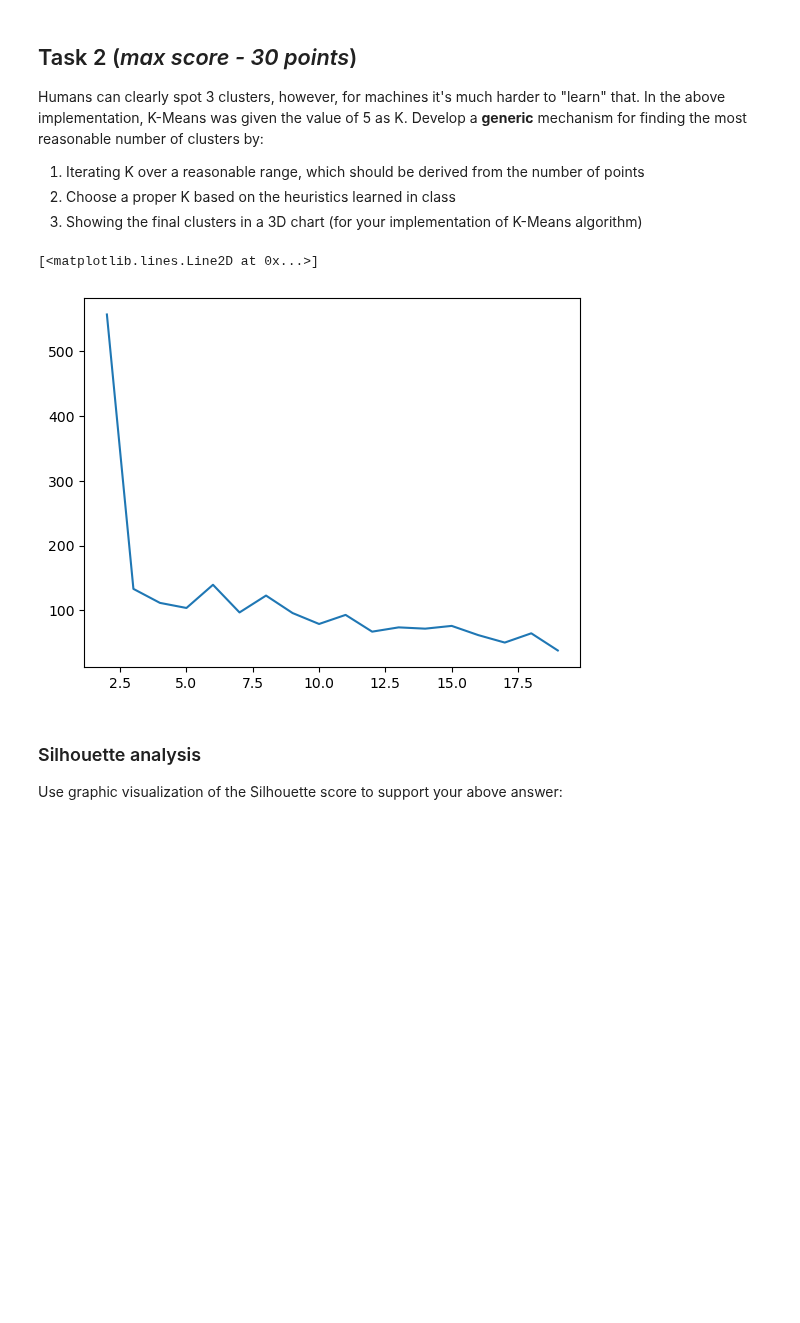
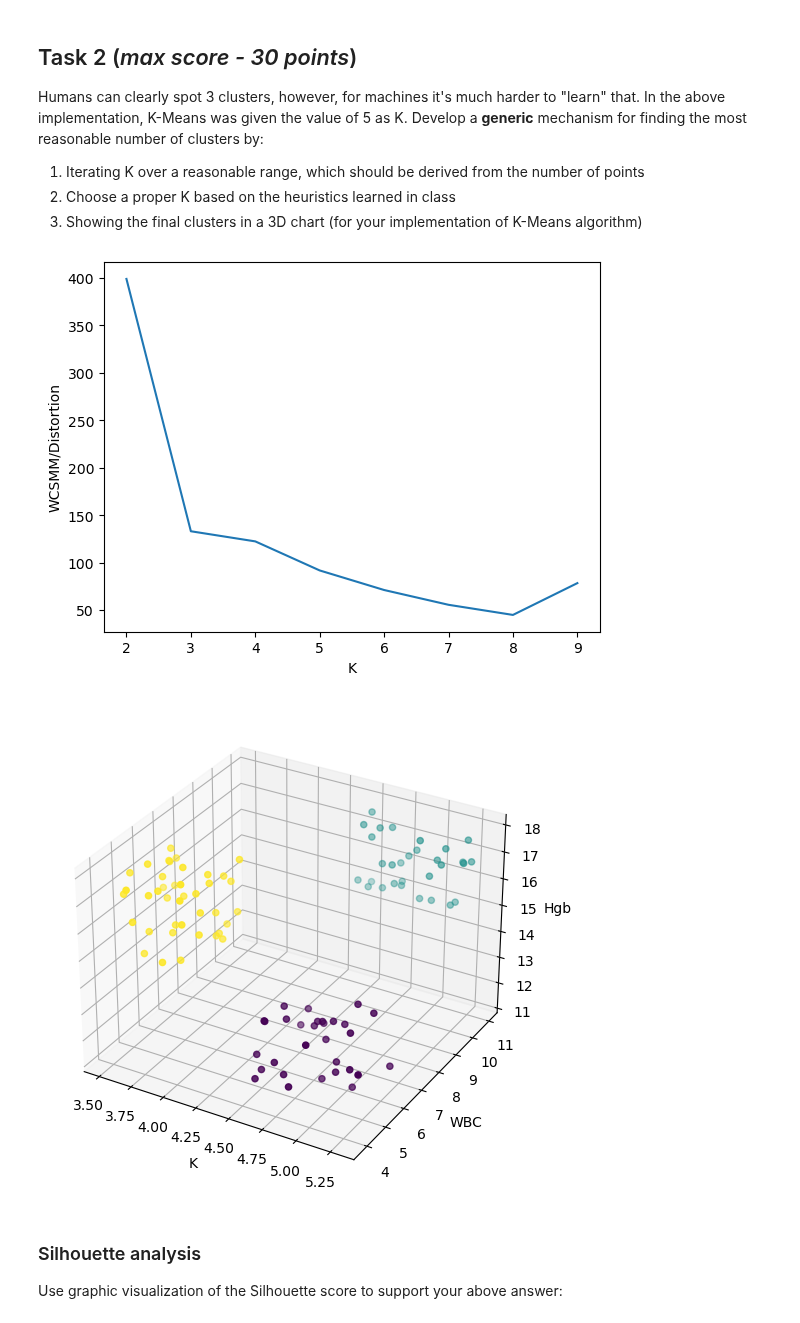
Before and after one commit to tryko/y_data_Itay_asaf_, a Jupyter notebook: Unsupervised_Learning/week_1/HW1_Clustering_ASAF.ipynb, the cells around one changed output. Drawn from its saved outputs; the diff is of its cells as text; code cells hidden in the pictures; blank space fills up the shorter version.

```diff
--- a/Unsupervised_Learning/week_1/HW1_Clustering_ASAF.ipynb
+++ b/Unsupervised_Learning/week_1/HW1_Clustering_ASAF.ipynb
@@ -200,29 +178,26 @@ class k_means:
 
 from sklearn.datasets import make_blobs
 
-X, y = make_blobs(n_samples=10000, n_features=2, centers=2, random_state=42)
+X, y = make_blobs(n_samples=30, n_features=2, centers=3)
 
-np.random.seed(6)
+
 
 
 ### This is a case where my algorithm dosen't predict well most of the times
 # How it should look like:
 
-# plt.subplot(1,2,1)
-# colors = ["red","yellow"]
-# y = [colors[label] for label in y]
-# plt.scatter(X[:,0],X[:,1], c=y)
-# plt.title("Real")
+plt.subplot(1,2,1)
 
-# # Mine
-# plt.subplot(1,2,2)
-# model = k_means(2,X)
-# model.fit()
-# y = model.predict(X)
-# colors = ["red","yellow"]
-# y = [colors[label] for label in y]
-# plt.scatter(X[:,0],X[:,1], c=y)
-# plt.title("Me")
 
-model = k_means(2,X)
+plt.scatter(X[:,0],X[:,1], c=y)
+plt.title("Real")
+
+# Mine
+plt.subplot(1,2,2)
+model = k_means(3,X)
 model.fit()
+y_blobs = model.predict(X)
+X_blobs=X
+
+plt.scatter(X[:,0],X[:,1],c=y_blobs )
+plt.title("Me")
@@ -237,19 +215,26 @@ Develop a **generic** mechanism for finding the most reasonable number of cluste
 # %%
 # 1. Loop over square root of number of points
 # 2. Find elbow
 # 3. Print
 
-EMR3d1.shape
 WCSS_list = []
-for k in range(2,20):
+for k in range(2,10):
     model = k_means(k,EMR3d1)
     model.fit()
     WCSS_list.append(model.WCSS)
 
-plt.plot(range(2,20),WCSS_list)
+plt.plot(range(2,10),WCSS_list);
+plt.xticks([i for i in range(2,10)]);
+plt.ylabel("WCSMM/Distortion")
+plt.xlabel("K")
+
+model = k_means(3,EMR3d1)
+model.fit()
+y_pred = model.predict(EMR3d1)
+make_chart(EMR3d1, y_pred, variables1);
 # %% [output]
-[<matplotlib.lines.Line2D at 0x...>]
-[figure, old version]
+[figure, new version]
+[figure, added]
 # %% [markdown]
 ### Silhouette analysis
 
```
Also changed, not shown: parts of 8 cells of this notebook.
